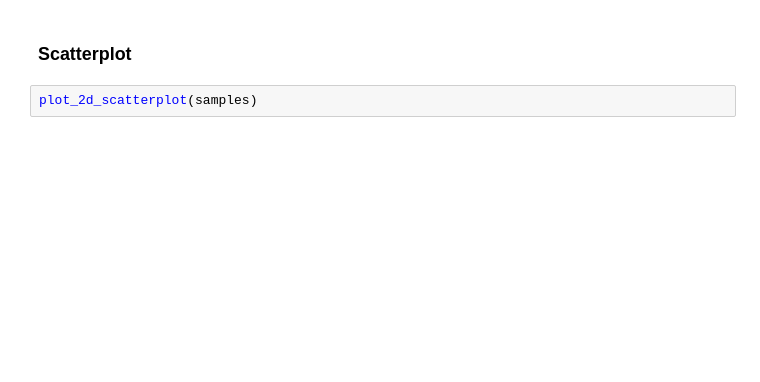
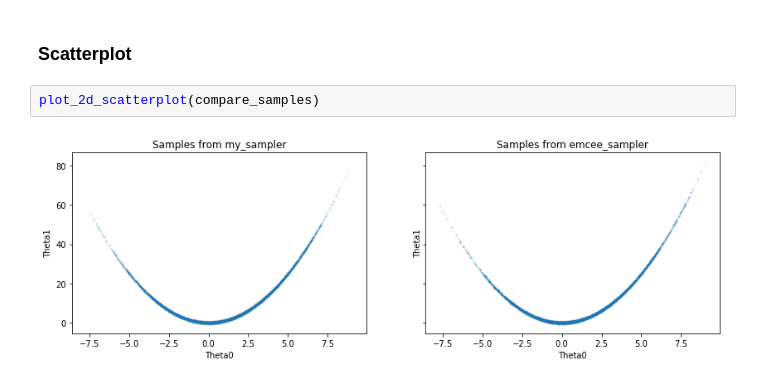
Before and after one commit to nyjgary/probabilistic-graphical-models, a Jupyter notebook: hwk4-mcmc/hwk4-mcmc-rosenbrock.ipynb, the cells around one changed output. Saved outputs shown, nothing was run; the diff lists cells and outputs as text; blank space fills up the shorter version.

```diff
--- a/hwk4-mcmc/hwk4-mcmc-rosenbrock.ipynb
+++ b/hwk4-mcmc/hwk4-mcmc-rosenbrock.ipynb
@@ -200,4 +299,6 @@ plot_1d_histograms(compare_samples)
 # %% [markdown]
 ### Scatterplot
 # %%
-plot_2d_scatterplot(samples)
+plot_2d_scatterplot(compare_samples)
+# %% [output]
+[figure, added]
```
Also changed, not shown: parts of 20 cells of this notebook.
